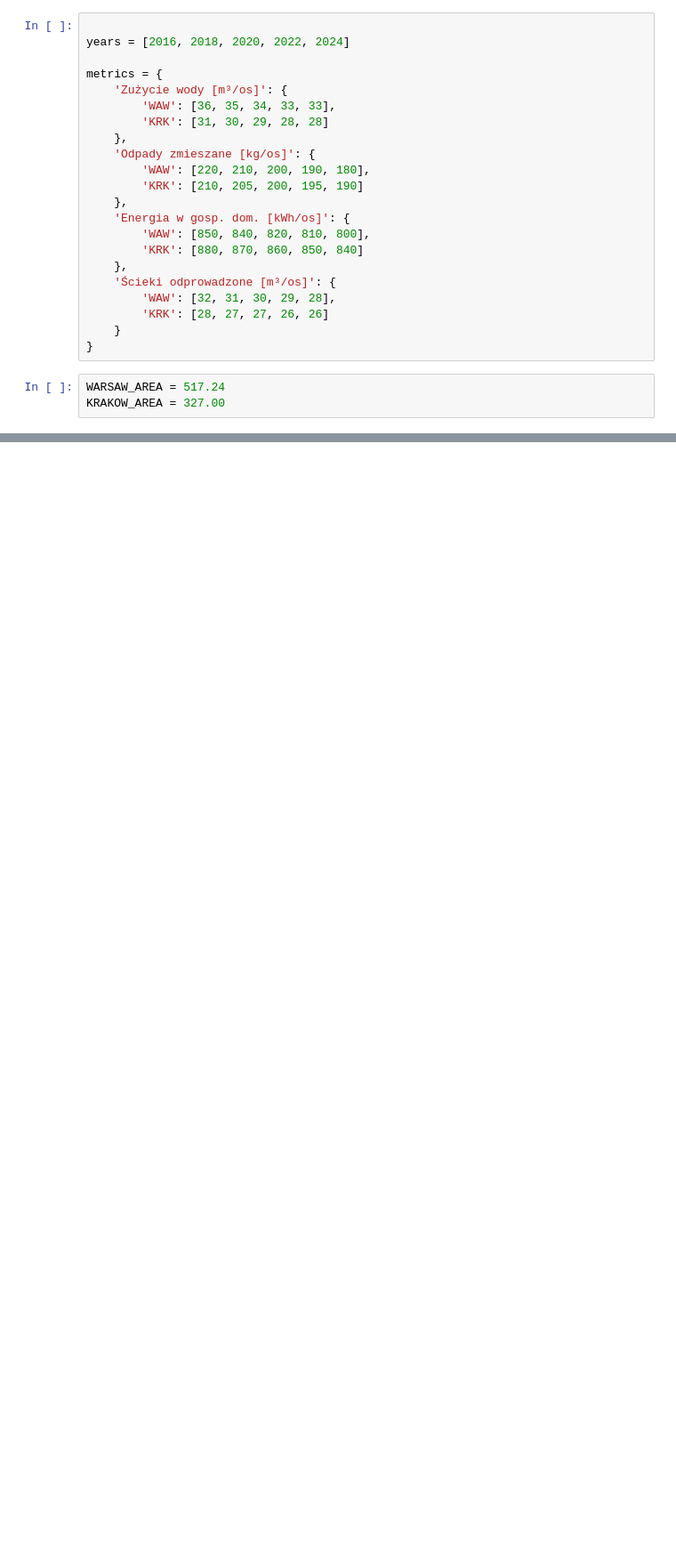
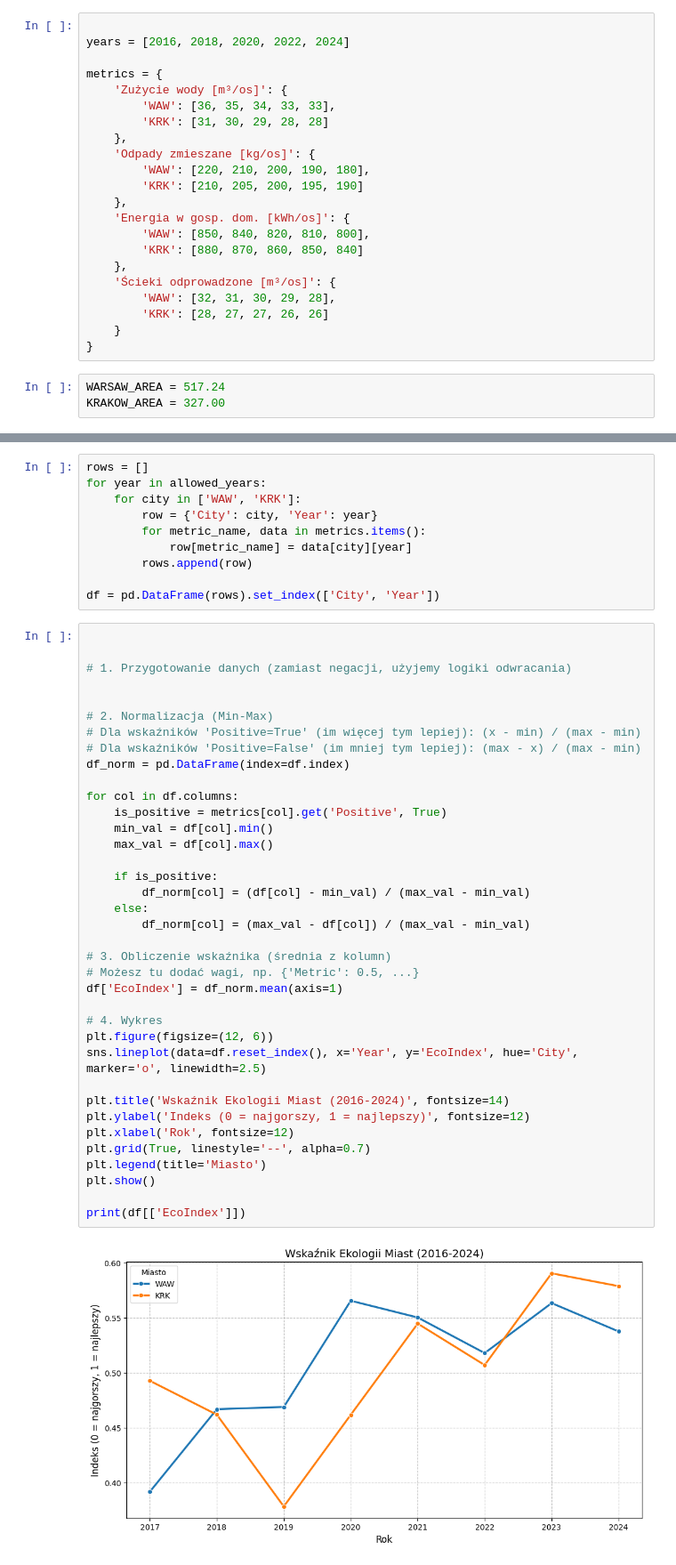
Before and after one commit to Kapturz0ny/sad-proj1, a Jupyter notebook: main.ipynb, the cells around one changed output, grey strips where cells are left out. Shown at 89% size. Drawn from its saved outputs; the diff is of its cells as text; blank space fills up the shorter version.

```diff
--- a/main.ipynb
+++ b/main.ipynb
@@ -405,0 +407,49 @@ plt.show()
+# %%
+rows = []
+for year in allowed_years:
+    for city in ['WAW', 'KRK']:
+        row = {'City': city, 'Year': year}
+        for metric_name, data in metrics.items():
+            row[metric_name] = data[city][year]
+        rows.append(row)
+
+df = pd.DataFrame(rows).set_index(['City', 'Year'])
+# %%
+
+
+# 1. Przygotowanie danych (zamiast negacji, użyjemy logiki odwracania)
+
+
+# 2. Normalizacja (Min-Max)
+# Dla wskaźników 'Positive=True' (im więcej tym lepiej): (x - min) / (max - min)
+# Dla wskaźników 'Positive=False' (im mniej tym lepiej): (max - x) / (max - min)
+df_norm = pd.DataFrame(index=df.index)
+
+for col in df.columns:
+    is_positive = metrics[col].get('Positive', True)
+    min_val = df[col].min()
+    max_val = df[col].max()
+
+    if is_positive:
+        df_norm[col] = (df[col] - min_val) / (max_val - min_val)
+    else:
+        df_norm[col] = (max_val - df[col]) / (max_val - min_val)
+
+# 3. Obliczenie wskaźnika (średnia z kolumn)
+# Możesz tu dodać wagi, np. {'Metric': 0.5, ...}
+df['EcoIndex'] = df_norm.mean(axis=1)
+
+# 4. Wykres
+plt.figure(figsize=(12, 6))
+sns.lineplot(data=df.reset_index(), x='Year', y='EcoIndex', hue='City', marker='o', linewidth=2.5)
+
+plt.title('Wskaźnik Ekologii Miast (2016-2024)', fontsize=14)
+plt.ylabel('Indeks (0 = najgorszy, 1 = najlepszy)', fontsize=12)
+plt.xlabel('Rok', fontsize=12)
+plt.grid(True, linestyle='--', alpha=0.7)
+plt.legend(title='Miasto')
+plt.show()
+
+print(df[['EcoIndex']])
+# %% [output]
+[figure, added]
```
Also changed, not shown: parts of 11 cells of this notebook, 7 other files.
